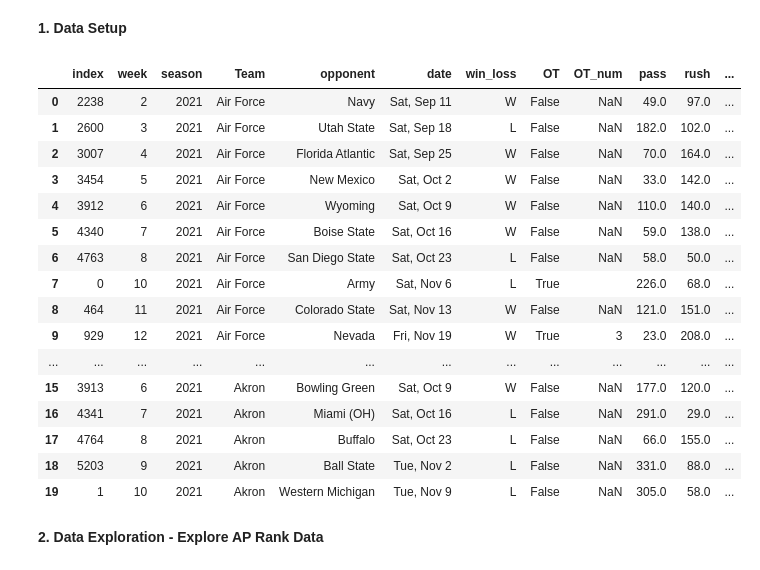
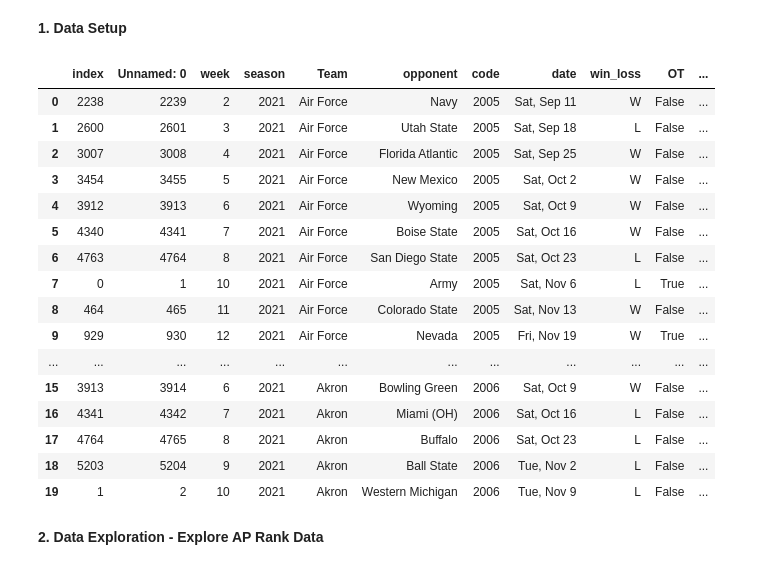
Before and after one commit to sjhawkins24/Group-8-Project, a Jupyter notebook: 01 - Exploration Space/Christian-Exploration-2.ipynb, the cells around one changed output. Cells and saved outputs as stored; diff of their text form; code cells hidden in the pictures.

```diff
--- a/01 - Exploration Space/Christian-Exploration-2.ipynb
+++ b/01 - Exploration Space/Christian-Exploration-2.ipynb
@@ -35,31 +39,31 @@ This notebook outlines the actions taken to transform the data so that it is rea
 # %%
 import pandas as pd
 import seaborn as sn
 
 # Set Standard dataframe settings
 pd.set_option('display.max_columns', None)
-df_clean = pd.read_csv(r'C:\Users\martchfr\OneDrive - Indiana University\Graduate School\MIS\INFO-H 501\Projects\Group-8-Project\03 - Cleaned Data Space\mergedTrainingData.csv')
+df_clean = pd.read_csv("https://raw.githubusercontent.com/sjhawkins24/Group-8-Project/refs/heads/main/03%20-%20Cleaned%20Data%20Space/mergedTrainingData.csv")
 
-df_clean.drop(columns =['Unnamed: 0','code'], inplace=True)
+#df_clean.drop(columns =['Unnamed: 0','code'], inplace=True)
 df_clean.sort_values(by=['season','Team','week']).reset_index().head(20)
 # %% [output]
-|  | index | week | season | Team | opponent | date | win_loss | OT | OT_num | pass | rush | ... |
-| 0 | 2238 | 2 | 2021 | Air Force | Navy | Sat, Sep 11 | W | False | NaN | 49.0 | 97.0 | ... |
-| 1 | 2600 | 3 | 2021 | Air Force | Utah State | Sat, Sep 18 | L | False | NaN | 182.0 | 102.0 | ... |
-| 2 | 3007 | 4 | 2021 | Air Force | Florida Atlantic | Sat, Sep 25 | W | False | NaN | 70.0 | 164.0 | ... |
-| 3 | 3454 | 5 | 2021 | Air Force | New Mexico | Sat, Oct 2 | W | False | NaN | 33.0 | 142.0 | ... |
-| 4 | 3912 | 6 | 2021 | Air Force | Wyoming | Sat, Oct 9 | W | False | NaN | 110.0 | 140.0 | ... |
-| 5 | 4340 | 7 | 2021 | Air Force | Boise State | Sat, Oct 16 | W | False | NaN | 59.0 | 138.0 | ... |
-| 6 | 4763 | 8 | 2021 | Air Force | San Diego State | Sat, Oct 23 | L | False | NaN | 58.0 | 50.0 | ... |
-| 7 | 0 | 10 | 2021 | Air Force | Army | Sat, Nov 6 | L | True |  | 226.0 | 68.0 | ... |
-| 8 | 464 | 11 | 2021 | Air Force | Colorado State | Sat, Nov 13 | W | False | NaN | 121.0 | 151.0 | ... |
-| 9 | 929 | 12 | 2021 | Air Force | Nevada | Fri, Nov 19 | W | True | 3 | 23.0 | 208.0 | ... |
-| ... | ... | ... | ... | ... | ... | ... | ... | ... | ... | ... | ... | ... |
-| 15 | 3913 | 6 | 2021 | Akron | Bowling Green | Sat, Oct 9 | W | False | NaN | 177.0 | 120.0 | ... |
-| 16 | 4341 | 7 | 2021 | Akron | Miami (OH) | Sat, Oct 16 | L | False | NaN | 291.0 | 29.0 | ... |
-| 17 | 4764 | 8 | 2021 | Akron | Buffalo | Sat, Oct 23 | L | False | NaN | 66.0 | 155.0 | ... |
-| 18 | 5203 | 9 | 2021 | Akron | Ball State | Tue, Nov 2 | L | False | NaN | 331.0 | 88.0 | ... |
-| 19 | 1 | 10 | 2021 | Akron | Western Michigan | Tue, Nov 9 | L | False | NaN | 305.0 | 58.0 | ... |
+|  | index | Unnamed: 0 | week | season | Team | opponent | code | date | win_loss | OT | ... |
+| 0 | 2238 | 2239 | 2 | 2021 | Air Force | Navy | 2005 | Sat, Sep 11 | W | False | ... |
+| 1 | 2600 | 2601 | 3 | 2021 | Air Force | Utah State | 2005 | Sat, Sep 18 | L | False | ... |
+| 2 | 3007 | 3008 | 4 | 2021 | Air Force | Florida Atlantic | 2005 | Sat, Sep 25 | W | False | ... |
+| 3 | 3454 | 3455 | 5 | 2021 | Air Force | New Mexico | 2005 | Sat, Oct 2 | W | False | ... |
+| 4 | 3912 | 3913 | 6 | 2021 | Air Force | Wyoming | 2005 | Sat, Oct 9 | W | False | ... |
+| 5 | 4340 | 4341 | 7 | 2021 | Air Force | Boise State | 2005 | Sat, Oct 16 | W | False | ... |
+| 6 | 4763 | 4764 | 8 | 2021 | Air Force | San Diego State | 2005 | Sat, Oct 23 | L | False | ... |
+| 7 | 0 | 1 | 10 | 2021 | Air Force | Army | 2005 | Sat, Nov 6 | L | True | ... |
+| 8 | 464 | 465 | 11 | 2021 | Air Force | Colorado State | 2005 | Sat, Nov 13 | W | False | ... |
+| 9 | 929 | 930 | 12 | 2021 | Air Force | Nevada | 2005 | Fri, Nov 19 | W | True | ... |
+| ... | ... | ... | ... | ... | ... | ... | ... | ... | ... | ... | ... |
+| 15 | 3913 | 3914 | 6 | 2021 | Akron | Bowling Green | 2006 | Sat, Oct 9 | W | False | ... |
+| 16 | 4341 | 4342 | 7 | 2021 | Akron | Miami (OH) | 2006 | Sat, Oct 16 | L | False | ... |
+| 17 | 4764 | 4765 | 8 | 2021 | Akron | Buffalo | 2006 | Sat, Oct 23 | L | False | ... |
+| 18 | 5203 | 5204 | 9 | 2021 | Akron | Ball State | 2006 | Tue, Nov 2 | L | False | ... |
+| 19 | 1 | 2 | 10 | 2021 | Akron | Western Michigan | 2006 | Tue, Nov 9 | L | False | ... |
 # %% [markdown]
 **2. Data Exploration - Explore AP Rank Data**
 # %%
```
Also changed, not shown: parts of 11 cells of this notebook, 6 other files.
